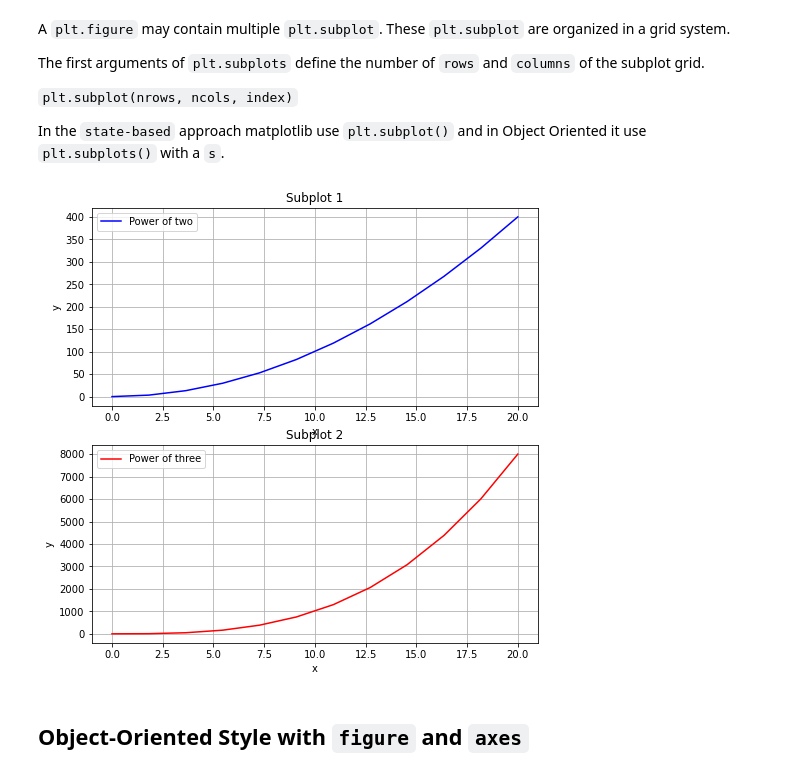
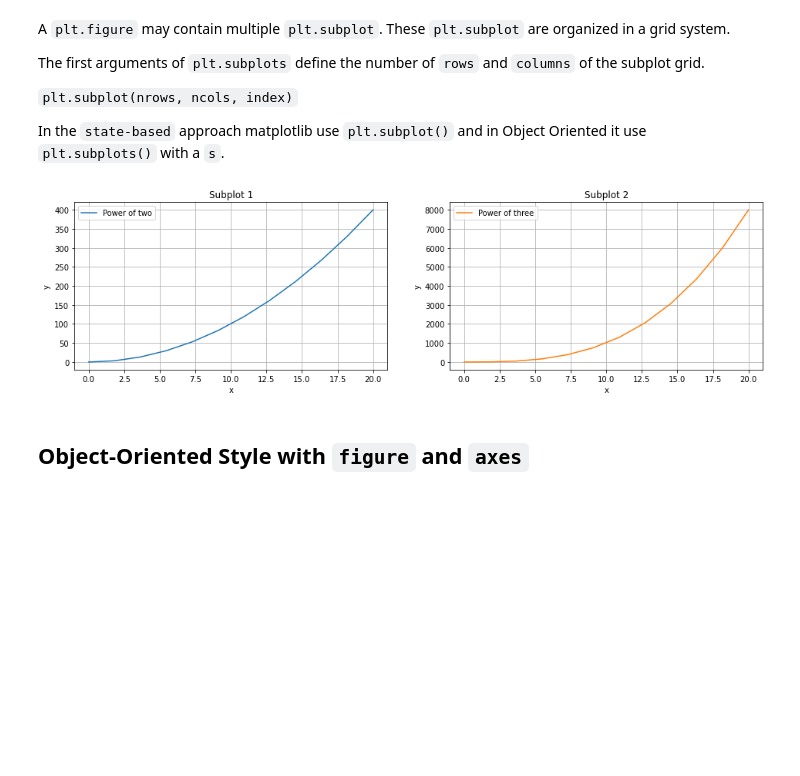
Before and after one commit to implse/Introduction_to_Matplotlib, a Jupyter notebook: Introduction_To_Matplotlib.ipynb, the cells around one changed output. Drawn from its saved outputs; the diff is of its cells as text; code cells hidden in the pictures; blank space fills up the shorter version.

Commit message:
Add subplots

```diff
--- a/Introduction_To_Matplotlib.ipynb
+++ b/Introduction_To_Matplotlib.ipynb
@@ -156,30 +156,30 @@ power_of_two = x**2
 # return an numpy array x cubic
 power_of_three = x**3
 # %%
-plt.figure(figsize=(8, 8))
+plt.figure(figsize=(16, 4))
 
 # Subplot 1 [row, col , select]
-plt.subplot(2, 1, 1)
+plt.subplot(1, 2, 1)
 plt.title("Subplot 1")
-plt.plot(x, power_of_two, c="blue", label="Power of two")
+plt.plot(x, power_of_two, color='C0', label="Power of two")
 plt.legend()
 plt.xlabel("x")
 plt.ylabel("y")
 plt.grid(True)
 
 # Subplot 2 [row, col , select]
-plt.subplot(2, 1, 2)
+plt.subplot(1, 2, 2)
 plt.title("Subplot 2")
-plt.plot(x, power_of_three, c="red", label="Power of three")
+plt.plot(x, power_of_three, color='C1', label="Power of three")
 plt.legend()
 plt.xlabel("x")
 plt.ylabel("y")
 plt.grid(True)
 
 
 plt.show()
 # %% [output]
-[figure, old version]
+[figure, new version]
 # %% [markdown]
 ## Object-Oriented Style with `figure` and `axes`
 # %% [markdown]
```
Also changed, not shown: parts of 10 cells of this notebook.
